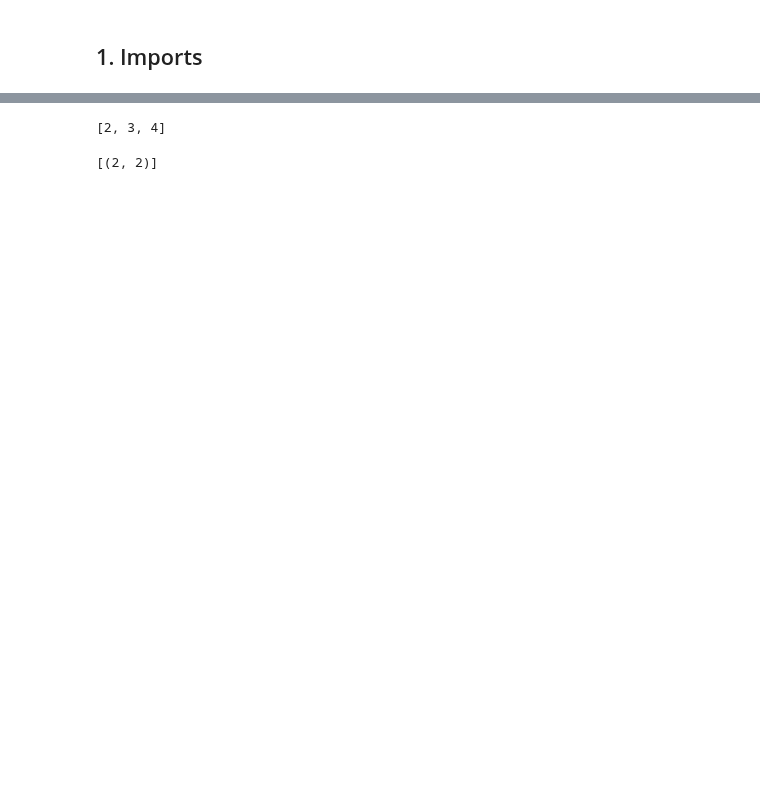
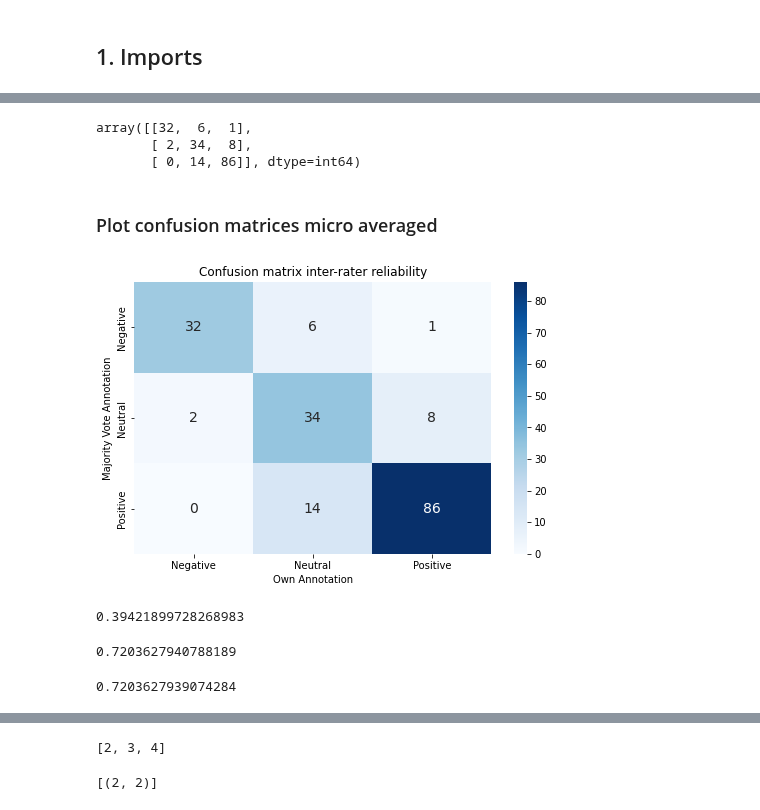
Before and after one commit to Jan-Burger/Bachelor-Thesis, a Jupyter notebook: notebooks/sentiment_analysis/annotation_agreement.ipynb, the cells around one changed output, grey strips where cells are left out. Saved outputs shown, nothing was run; the diff lists cells and outputs as text; code cells hidden in the pictures; blank space fills up the shorter version.

```diff
--- a/notebooks/sentiment_analysis/annotation_agreement.ipynb
+++ b/notebooks/sentiment_analysis/annotation_agreement.ipynb
@@ -32,0 +33,37 @@ df
+# %%
+# Create raw and normalized confusion matrices
+# True = majority vote
+# predicted = own annotation
+cm_raw = confusion_matrix(df["Majority Vote"], df["Own annotation"], labels=[0,1,2])
+#cm_normalized = np.round(cm_raw.astype('float') / cm_raw.sum(axis=1)[:, np.newaxis], decimals=2)
+# %%
+cm_raw
+# %% [output]
+array([[32,  6,  1],
+       [ 2, 34,  8],
+       [ 0, 14, 86]], dtype=int64)
+# %%
+label_arrangement = ["Negative", "Neutral", "Positive"]
+# %% [markdown]
+### Plot confusion matrices micro averaged
+# %%
+# Create confusion matrices with seaborn
+
+# Raw Confusion matrix
+df_cm_raw = pd.DataFrame(cm_raw, columns=label_arrangement, index=label_arrangement)
+df_cm_raw.index.name = "Majority Vote Annotation"
+df_cm_raw.columns.name = "Own Annotation"
+plt.figure(figsize=(8, 5))
+plt.title(f"Confusion matrix inter-rater reliability")
+plot_cm_raw = sns.heatmap(
+    df_cm_raw, cmap="Blues", annot=True, annot_kws={"size": 14}, fmt="g"
+)  # font size
+
+# Log raw confusion matrix to wandb
+#wandb.log({"Confusion matrix - Raw": wandb.Image(plot_cm_raw)})
+# %% [output]
+[figure, added]
+# %%
+p_e
+# %% [output]
+0.39421899728268983
@@ -33 +73,6 @@ df
+# %%
+kappa = (p_0 - p_e) / (1 - p_e)
+kappa
+# %% [output]
+0.7203627940788189
 # %%
@@ -34,0 +80,4 @@ score = cohen_kappa_score(df["jmo2"], df["Own annotation"])
+# %%
+score
+# %% [output]
+0.7203627939074284
```
Also changed, not shown: parts of 8 cells of this notebook, 1 other file.
